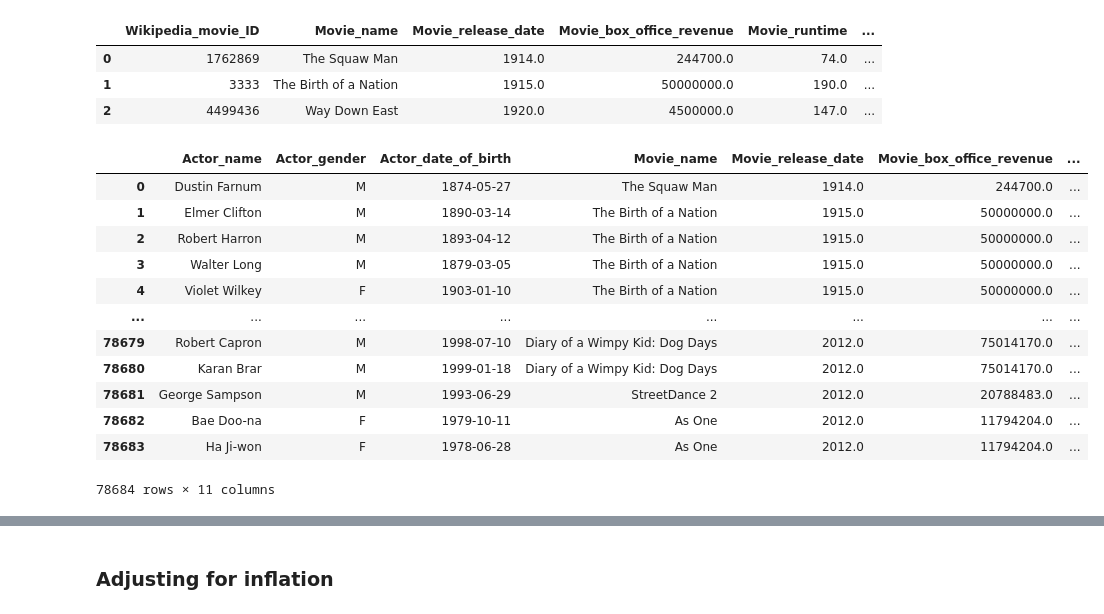
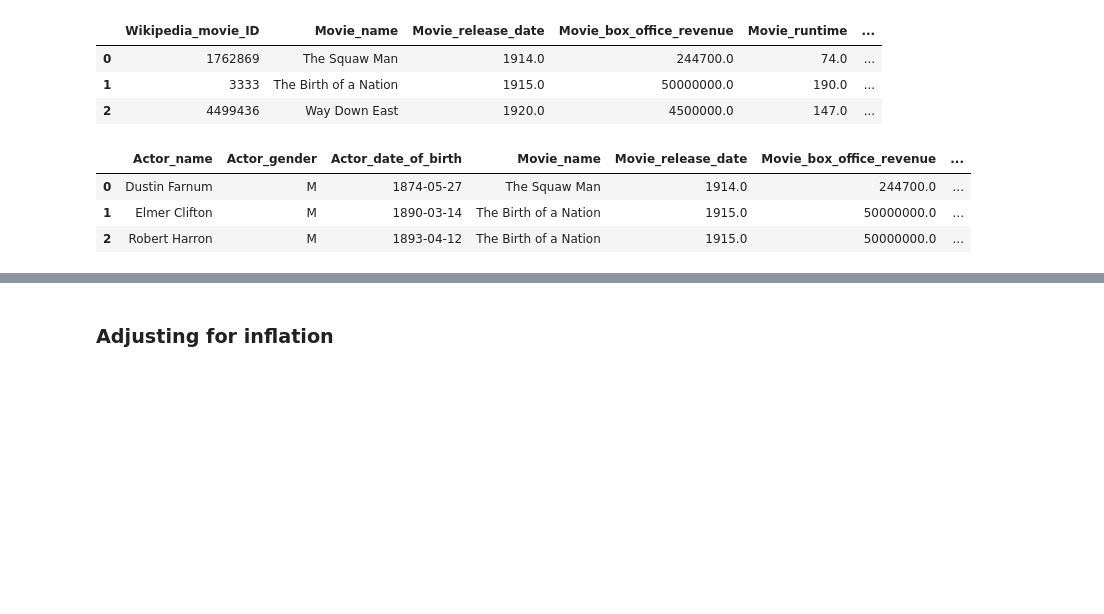
Before and after one commit to louisleger/ada-final-project, a Jupyter notebook: src/Data_Cleaning.ipynb, the cells around one changed output, grey strips where cells are left out. Cells and saved outputs as stored; diff of their text form; code cells hidden in the pictures; blank space fills up the shorter version.

Commit message:
'data_cleaning_to_finish'

```diff
--- a/src/Data_Cleaning.ipynb
+++ b/src/Data_Cleaning.ipynb
@@ -7,7 +7,7 @@ import re
 # %% [markdown]
 ## Import Data
 # %%
-titles_imdb = pd.read_csv('../data/title.basics.tsv', sep='\t')
-ratings_imdb = pd.read_csv('../data/title.ratings.tsv', sep='\t')
+titles_imdb = pd.read_csv('../data/title.basics.tsv.gz', sep='\t', compression='gzip')
+ratings_imdb = pd.read_csv('../data/title.ratings.tsv.gz', sep='\t', compression='gzip')
 budgets_kaggle = pd.read_csv('../data/kaggle_movies_metadata.csv')
 # %%
@@ -346,21 +246,12 @@ rated_dat.head(3)
 # %%
 data = pd.merge(char_no_nan, rated_dat)
 data = data.drop(['Wikipedia_movie_ID'], axis=1)
-data
+data.head(3)
 # %% [output]
 |  | Actor_name | Actor_gender | Actor_date_of_birth | Movie_name | Movie_release_date | Movie_box_office_revenue | ... |
 | 0 | Dustin Farnum | M | 1874-05-27 | The Squaw Man | 1914.0 | 244700.0 | ... |
 | 1 | Elmer Clifton | M | 1890-03-14 | The Birth of a Nation | 1915.0 | 50000000.0 | ... |
 | 2 | Robert Harron | M | 1893-04-12 | The Birth of a Nation | 1915.0 | 50000000.0 | ... |
-| 3 | Walter Long | M | 1879-03-05 | The Birth of a Nation | 1915.0 | 50000000.0 | ... |
-| 4 | Violet Wilkey | F | 1903-01-10 | The Birth of a Nation | 1915.0 | 50000000.0 | ... |
-| ... | ... | ... | ... | ... | ... | ... | ... |
-| 78679 | Robert Capron | M | 1998-07-10 | Diary of a Wimpy Kid: Dog Days | 2012.0 | 75014170.0 | ... |
-| 78680 | Karan Brar | M | 1999-01-18 | Diary of a Wimpy Kid: Dog Days | 2012.0 | 75014170.0 | ... |
-| 78681 | George Sampson | M | 1993-06-29 | StreetDance 2 | 2012.0 | 20788483.0 | ... |
-| 78682 | Bae Doo-na | F | 1979-10-11 | As One | 2012.0 | 11794204.0 | ... |
-| 78683 | Ha Ji-won | F | 1978-06-28 | As One | 2012.0 | 11794204.0 | ... |
-78684 rows × 11 columns
 # %%
 # Renaming column to avoid merge issues
 budget_no_nan = budget_no_nan.rename(columns={'original_title': 'Movie_name'})
```
Also changed, not shown: parts of 20 cells of this notebook.
